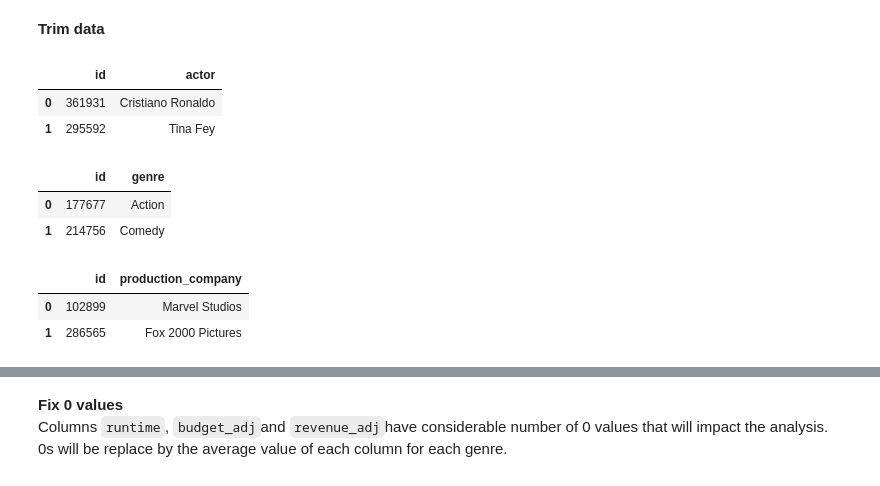
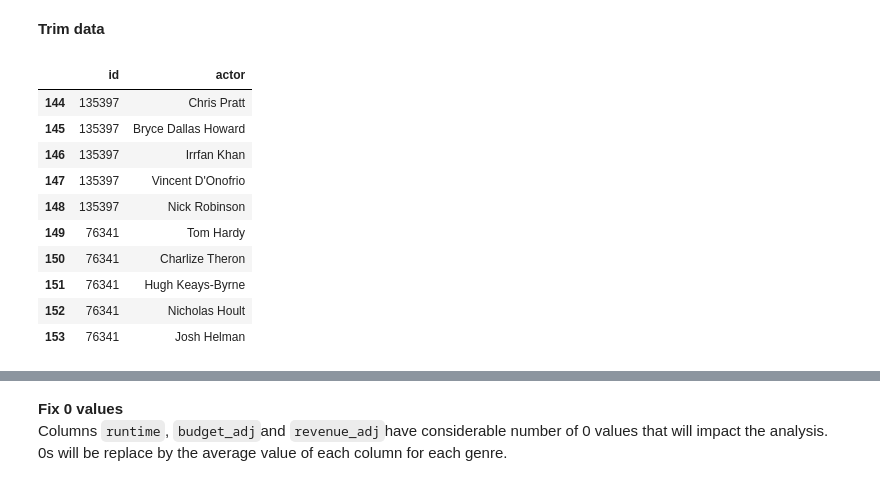
Before and after one commit to aZade-Dehghanpour/investigate_imdb_dataset, a Jupyter notebook: Codes/Notebook/Analysis of Imdb Movie Data.ipynb, the cells around one changed output, grey strips where cells are left out. Saved outputs shown, nothing was run; the diff lists cells and outputs as text; code cells hidden in the pictures.

```diff
--- a/Codes/Notebook/Analysis of Imdb Movie Data.ipynb
+++ b/Codes/Notebook/Analysis of Imdb Movie Data.ipynb
@@ -349,21 +353,17 @@ df_actors = pd.read_csv('../../Datasets/actors_dataset_trimmed.csv')
 df_genres = pd.read_csv('../../Datasets/genres_dataset_trimmed.csv')
 df_production_companies = pd.read_csv('../../Datasets/production_companies_dataset_trimmed.csv')
 df_keywords= pd.read_csv('../../Datasets/keywords_dataset_trimmed.csv')
-# %%
-df_actors.head(2)
-# %% [output]
-|  | id | actor |
-| 0 | 361931 | Cristiano Ronaldo |
-| 1 | 295592 | Tina Fey |
-# %%
-df_genres.head(2)
-# %% [output]
-|  | id | genre |
-| 0 | 177677 | Action |
-| 1 | 214756 | Comedy |
-# %%
-df_production_companies.head(2)
-# %% [output]
-|  | id | production_company |
-| 0 | 102899 | Marvel Studios |
-| 1 | 286565 | Fox 2000 Pictures |
+# %%
+df_actors[(df_actors.id==135397) | (df_actors.id==76341)]
+# %% [output]
+|  | id | actor |
+| 144 | 135397 | Chris Pratt |
+| 145 | 135397 | Bryce Dallas Howard |
+| 146 | 135397 | Irrfan Khan |
+| 147 | 135397 | Vincent D'Onofrio |
+| 148 | 135397 | Nick Robinson |
+| 149 | 76341 | Tom Hardy |
+| 150 | 76341 | Charlize Theron |
+| 151 | 76341 | Hugh Keays-Byrne |
+| 152 | 76341 | Nicholas Hoult |
+| 153 | 76341 | Josh Helman |
```
Also changed, not shown: parts of 12 cells of this notebook, 2 other files.
